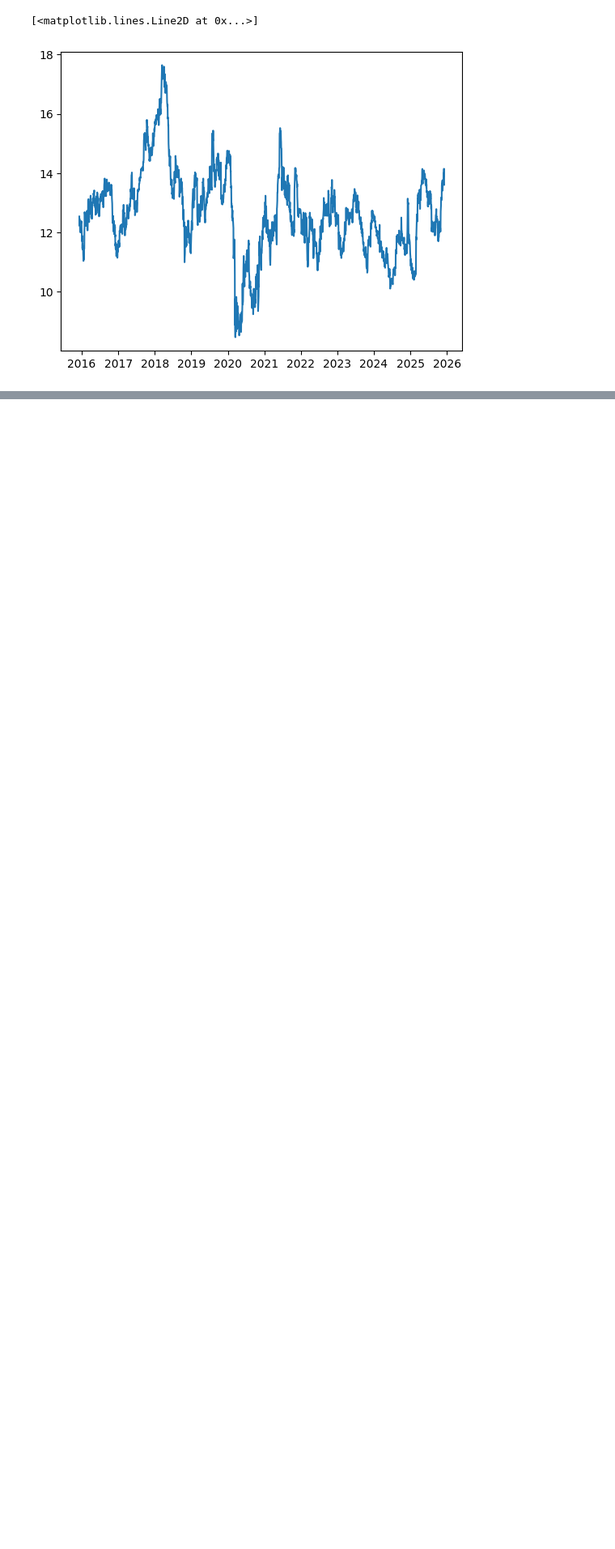
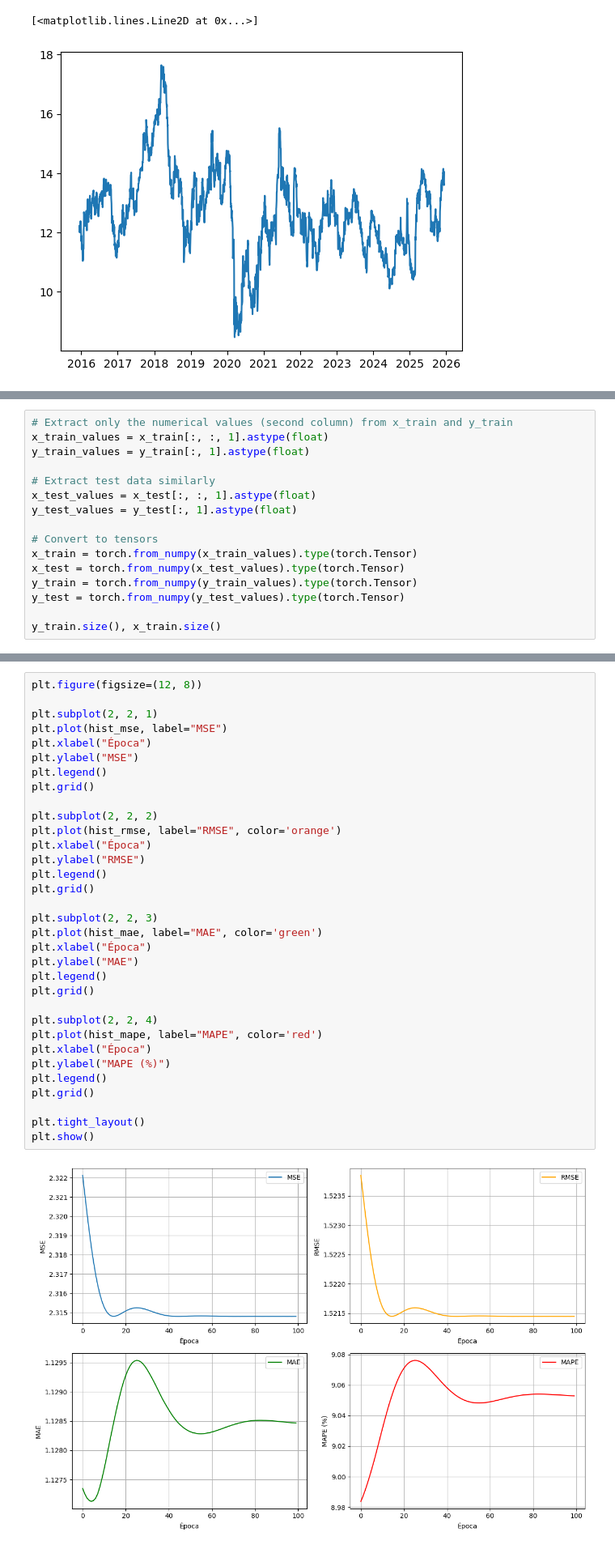
Before and after one commit to udanielsantin/stock_predictor_lstm_model, a Jupyter notebook: notebooks/train_ibov_lstm.ipynb, the cells around one changed output, grey strips where cells are left out. Shown at 81% size. Drawn from its saved outputs; the diff is of its cells as text; blank space fills up the shorter version.

```diff
--- a/notebooks/train_ibov_lstm.ipynb
+++ b/notebooks/train_ibov_lstm.ipynb
@@ -111,0 +110,16 @@ X.shape, y.shape
+# %%
+# Extract only the numerical values (second column) from x_train and y_train
+x_train_values = x_train[:, :, 1].astype(float)
+y_train_values = y_train[:, 1].astype(float)
+
+# Extract test data similarly
+x_test_values = x_test[:, :, 1].astype(float)
+y_test_values = y_test[:, 1].astype(float)
+
+# Convert to tensors
+x_train = torch.from_numpy(x_train_values).type(torch.Tensor)
+x_test = torch.from_numpy(x_test_values).type(torch.Tensor)
+y_train = torch.from_numpy(y_train_values).type(torch.Tensor)
+y_test = torch.from_numpy(y_test_values).type(torch.Tensor)
+
+y_train.size(), x_train.size()
@@ -111,0 +251,35 @@ X.shape, y.shape
+# %%
+plt.figure(figsize=(12, 8))
+
+plt.subplot(2, 2, 1)
+plt.plot(hist_mse, label="MSE")
+plt.xlabel("Época")
+plt.ylabel("MSE")
+plt.legend()
+plt.grid()
+
+plt.subplot(2, 2, 2)
+plt.plot(hist_rmse, label="RMSE", color='orange')
+plt.xlabel("Época")
+plt.ylabel("RMSE")
+plt.legend()
+plt.grid()
+
+plt.subplot(2, 2, 3)
+plt.plot(hist_mae, label="MAE", color='green')
+plt.xlabel("Época")
+plt.ylabel("MAE")
+plt.legend()
+plt.grid()
+
+plt.subplot(2, 2, 4)
+plt.plot(hist_mape, label="MAPE", color='red')
+plt.xlabel("Época")
+plt.ylabel("MAPE (%)")
+plt.legend()
+plt.grid()
+
+plt.tight_layout()
+plt.show()
+# %% [output]
+[figure, added]
```
Also changed, not shown: parts of 9 cells of this notebook.
